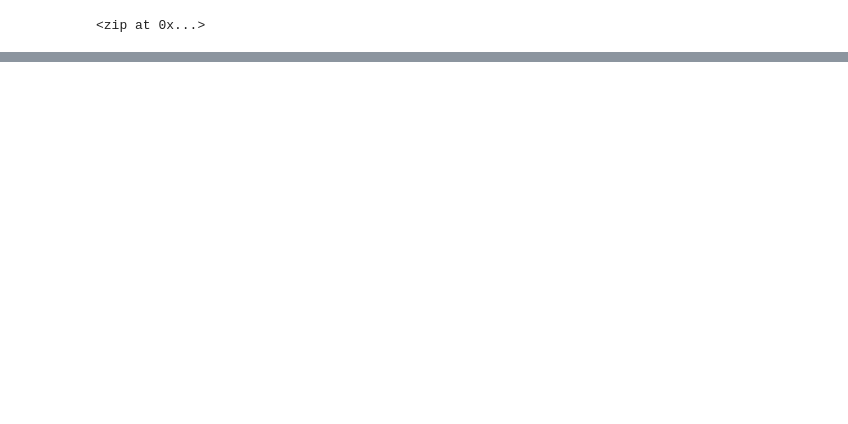
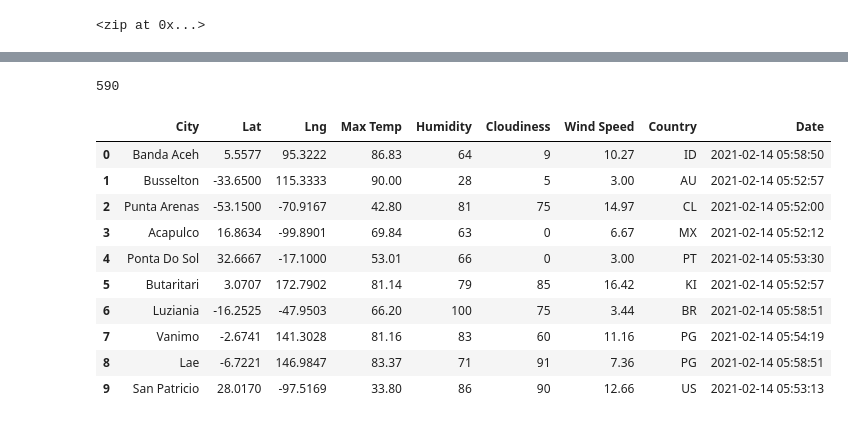
Before and after one commit to patlaw69/World_Weather_Analysis, a Jupyter notebook: WeatherPy.ipynb, the cells around one changed output, grey strips where cells are left out. Saved outputs shown, nothing was run; the diff lists cells and outputs as text; code cells hidden in the pictures; blank space fills up the shorter version.

```diff
--- a/WeatherPy.ipynb
+++ b/WeatherPy.ipynb
@@ -17,3 +17,9 @@ coordinates = list(lat_lngs)
 # %%
 # Use the citipy module to determine city based on latitude and longitude.
 from citipy import citipy
+# %%
+# Import the API key.
+from config import weather_api_key
+# Starting URL for Weather Map API Call.
+url = "http://api.openweathermap.org/data/2.5/weather?units=Imperial&APPID=" + weather_api_key
+print(url)
@@ -56,0 +73,10 @@ len(cities)
+# %%
+# Create an empty list to hold the weather data.
+city_data = []
+# Print the beginning of the logging.
+print("Beginning Data Retrieval     ")
+print("-----------------------------")
+
+# Create counters.
+record_count = 1
+set_count = 1
@@ -56,0 +154,20 @@ len(cities)
+# %%
+len(city_data)
+# %% [output]
+590
+# %%
+# Convert the array of dictionaries to a Pandas DataFrame.
+city_data_df = pd.DataFrame(city_data)
+city_data_df.head(10)
+# %% [output]
+|  | City | Lat | Lng | Max Temp | Humidity | Cloudiness | Wind Speed | Country | Date |
+| 0 | Banda Aceh | 5.5577 | 95.3222 | 86.83 | 64 | 9 | 10.27 | ID | 2021-02-14 05:58:50 |
+| 1 | Busselton | -33.6500 | 115.3333 | 90.00 | 28 | 5 | 3.00 | AU | 2021-02-14 05:52:57 |
+| 2 | Punta Arenas | -53.1500 | -70.9167 | 42.80 | 81 | 75 | 14.97 | CL | 2021-02-14 05:52:00 |
+| 3 | Acapulco | 16.8634 | -99.8901 | 69.84 | 63 | 0 | 6.67 | MX | 2021-02-14 05:52:12 |
+| 4 | Ponta Do Sol | 32.6667 | -17.1000 | 53.01 | 66 | 0 | 3.00 | PT | 2021-02-14 05:53:30 |
+| 5 | Butaritari | 3.0707 | 172.7902 | 81.14 | 79 | 85 | 16.42 | KI | 2021-02-14 05:52:57 |
+| 6 | Luziania | -16.2525 | -47.9503 | 66.20 | 100 | 75 | 3.44 | BR | 2021-02-14 05:58:51 |
+| 7 | Vanimo | -2.6741 | 141.3028 | 81.16 | 83 | 60 | 11.16 | PG | 2021-02-14 05:54:19 |
+| 8 | Lae | -6.7221 | 146.9847 | 83.37 | 71 | 91 | 7.36 | PG | 2021-02-14 05:58:51 |
+| 9 | San Patricio | 28.0170 | -97.5169 | 33.80 | 86 | 90 | 12.66 | US | 2021-02-14 05:53:13 |
```
Also changed, not shown: parts of 9 cells of this notebook, 4 other files.
